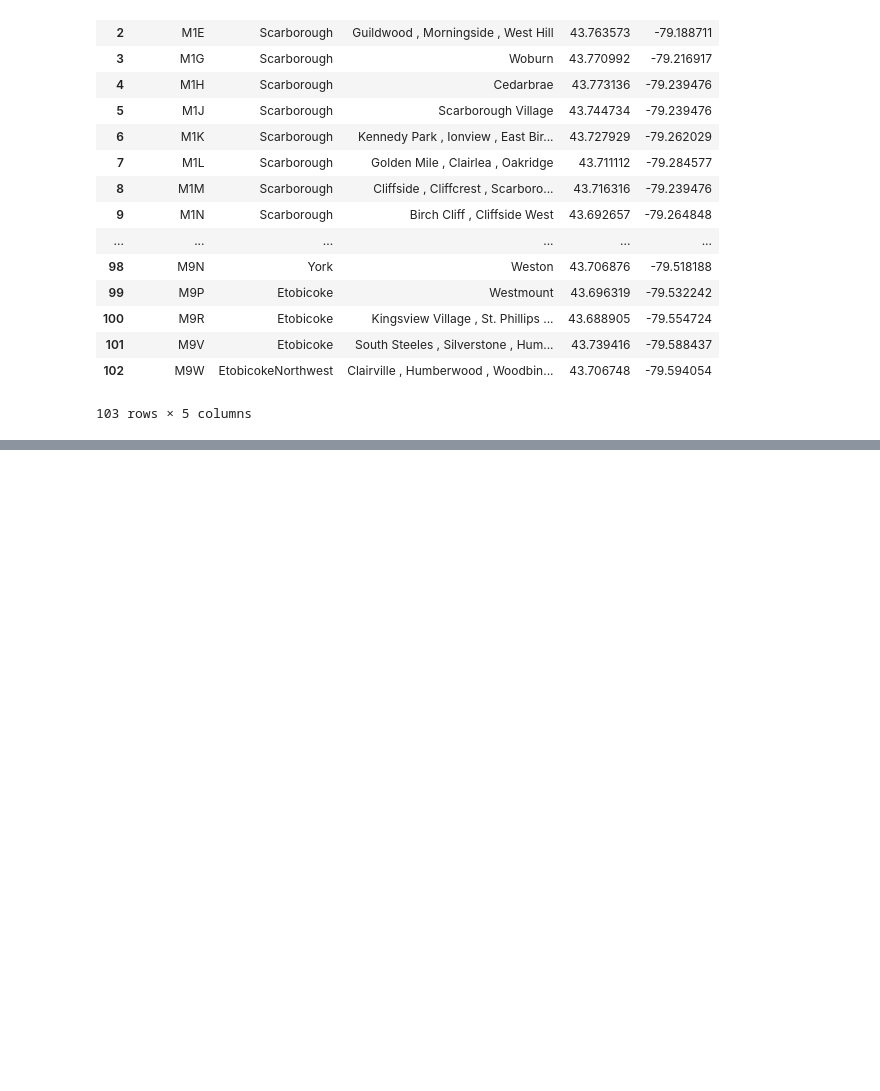
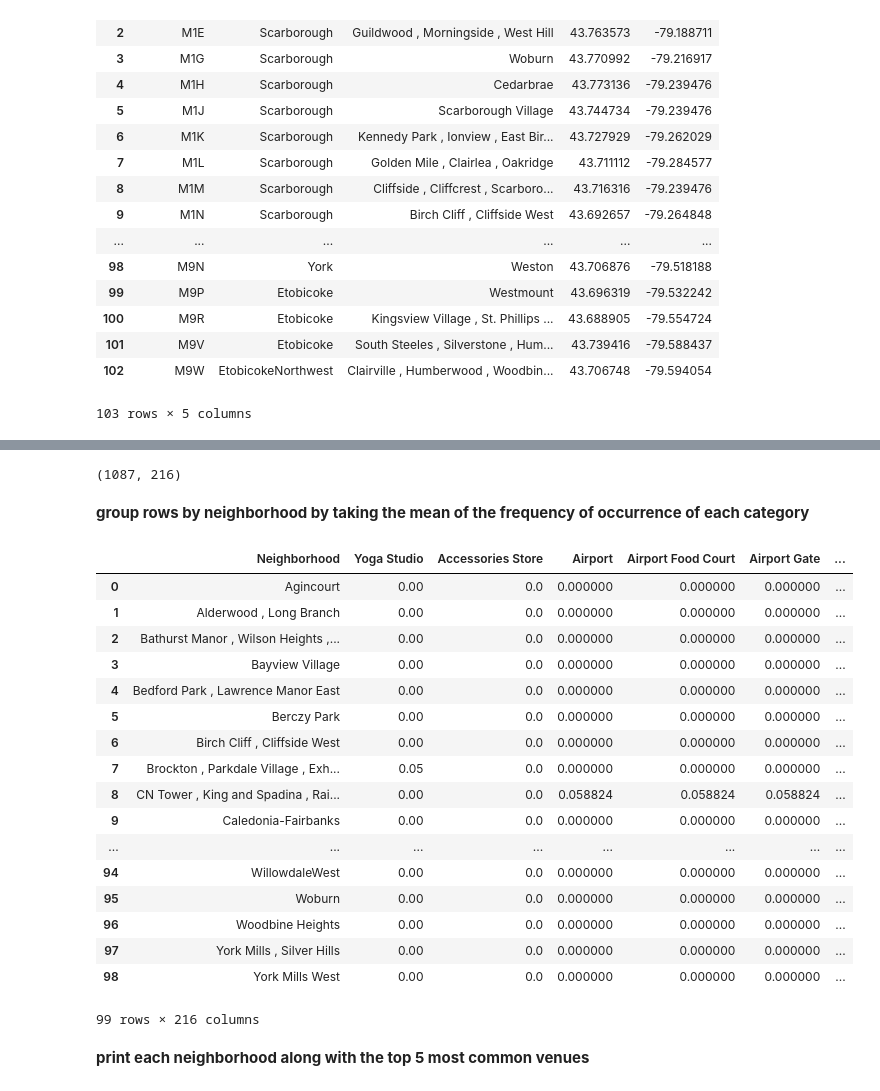
Before and after one commit to vbeeravolu/Capstone_ds, a Jupyter notebook: Week 3 capstone project.ipynb, the cells around one changed output, grey strips where cells are left out. Drawn from its saved outputs; the diff is of its cells as text; code cells hidden in the pictures; blank space fills up the shorter version.

Commit message:
Week 3: Peer-graded Assignment: Segmenting and Clustering Neighborhoods in Toronto.

```diff
--- a/Week 3 capstone project.ipynb
+++ b/Week 3 capstone project.ipynb
@@ -248,0 +356,7 @@ neighbourhood_Geo
+# %%
+url = 'https://api.foursquare.com/v2/venues/search?client_id={}&client_secret={}&ll={},{}&v={}&query={}&radius={}&limit={}'.format(CLIENT_ID, CLIENT_SECRET, neighborhood_latitude, neighborhood_longitude, VERSION, neighborhood_name, 500, 100)
+# %%
+results = requests.get(url).json()
+results
+
+venues_data=results['response']['venues']
@@ -248,0 +443,6 @@ neighbourhood_Geo
+# %%
+LIMIT=20
+toronto_venues = getNearbyVenues(names=neighbourhood_Geo['Neighbourhood'],
+                                   latitudes=neighbourhood_Geo['Latitude'],
+                                   longitudes=neighbourhood_Geo['Longitude']
+                                  )
@@ -248,0 +508,12 @@ neighbourhood_Geo
+# %%
+# one hot encoding
+toronto_onehot = pd.get_dummies(toronto_venues[['Venue Category']], prefix="", prefix_sep="")
+
+# add neighborhood column back to dataframe
+toronto_onehot['Neighborhood'] = toronto_venues['Neighborhood']
+
+# move neighborhood column to the first column
+fixed_columns = [toronto_onehot.columns[-1]] + list(toronto_onehot.columns[:-1])
+toronto_onehot = toronto_onehot[fixed_columns]
+
+toronto_onehot.head()
@@ -248,0 +528,30 @@ neighbourhood_Geo
+# %%
+toronto_onehot.shape
+# %% [output]
+(1087, 216)
+# %% [markdown]
+<B>group rows by neighborhood by taking the mean of the frequency of occurrence of each category
+# %%
+toronto_grouped = toronto_onehot.groupby('Neighborhood').mean().reset_index()
+toronto_grouped
+# %% [output]
+|  | Neighborhood | Yoga Studio | Accessories Store | Airport | Airport Food Court | Airport Gate | ... |
+| 0 | Agincourt | 0.00 | 0.0 | 0.000000 | 0.000000 | 0.000000 | ... |
+| 1 | Alderwood , Long Branch | 0.00 | 0.0 | 0.000000 | 0.000000 | 0.000000 | ... |
+| 2 | Bathurst Manor , Wilson Heights ,... | 0.00 | 0.0 | 0.000000 | 0.000000 | 0.000000 | ... |
+| 3 | Bayview Village | 0.00 | 0.0 | 0.000000 | 0.000000 | 0.000000 | ... |
+| 4 | Bedford Park , Lawrence Manor East | 0.00 | 0.0 | 0.000000 | 0.000000 | 0.000000 | ... |
+| 5 | Berczy Park | 0.00 | 0.0 | 0.000000 | 0.000000 | 0.000000 | ... |
+| 6 | Birch Cliff , Cliffside West | 0.00 | 0.0 | 0.000000 | 0.000000 | 0.000000 | ... |
+| 7 | Brockton , Parkdale Village , Exh... | 0.05 | 0.0 | 0.000000 | 0.000000 | 0.000000 | ... |
+| 8 | CN Tower , King and Spadina , Rai... | 0.00 | 0.0 | 0.058824 | 0.058824 | 0.058824 | ... |
+| 9 | Caledonia-Fairbanks | 0.00 | 0.0 | 0.000000 | 0.000000 | 0.000000 | ... |
+| ... | ... | ... | ... | ... | ... | ... | ... |
+| 94 | WillowdaleWest | 0.00 | 0.0 | 0.000000 | 0.000000 | 0.000000 | ... |
+| 95 | Woburn | 0.00 | 0.0 | 0.000000 | 0.000000 | 0.000000 | ... |
+| 96 | Woodbine Heights | 0.00 | 0.0 | 0.000000 | 0.000000 | 0.000000 | ... |
+| 97 | York Mills , Silver Hills | 0.00 | 0.0 | 0.000000 | 0.000000 | 0.000000 | ... |
+| 98 | York Mills West | 0.00 | 0.0 | 0.000000 | 0.000000 | 0.000000 | ... |
+99 rows × 216 columns
+# %% [markdown]
+<b>print each neighborhood along with the top 5 most common venues
```
Also changed, not shown: parts of 47 cells of this notebook.
